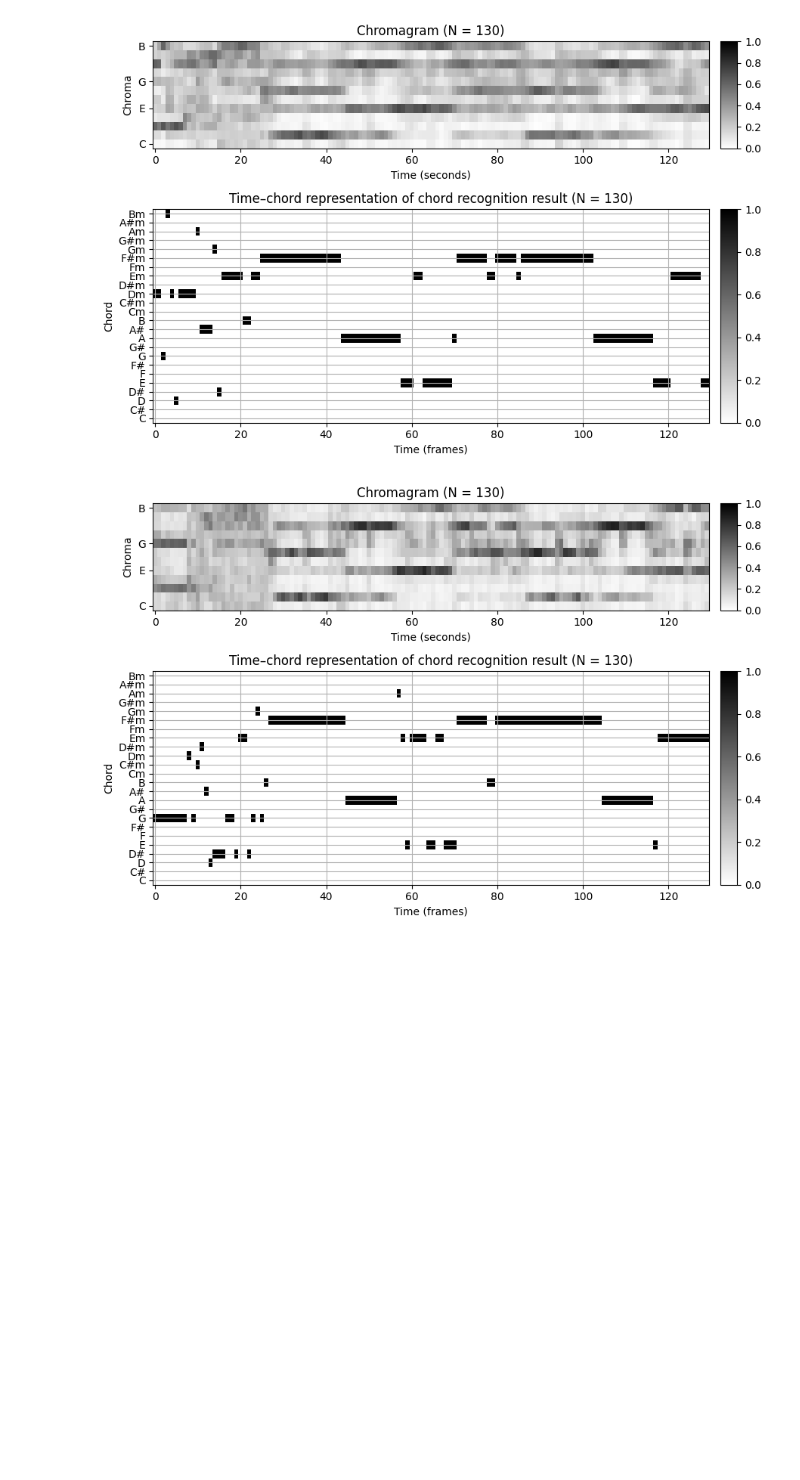
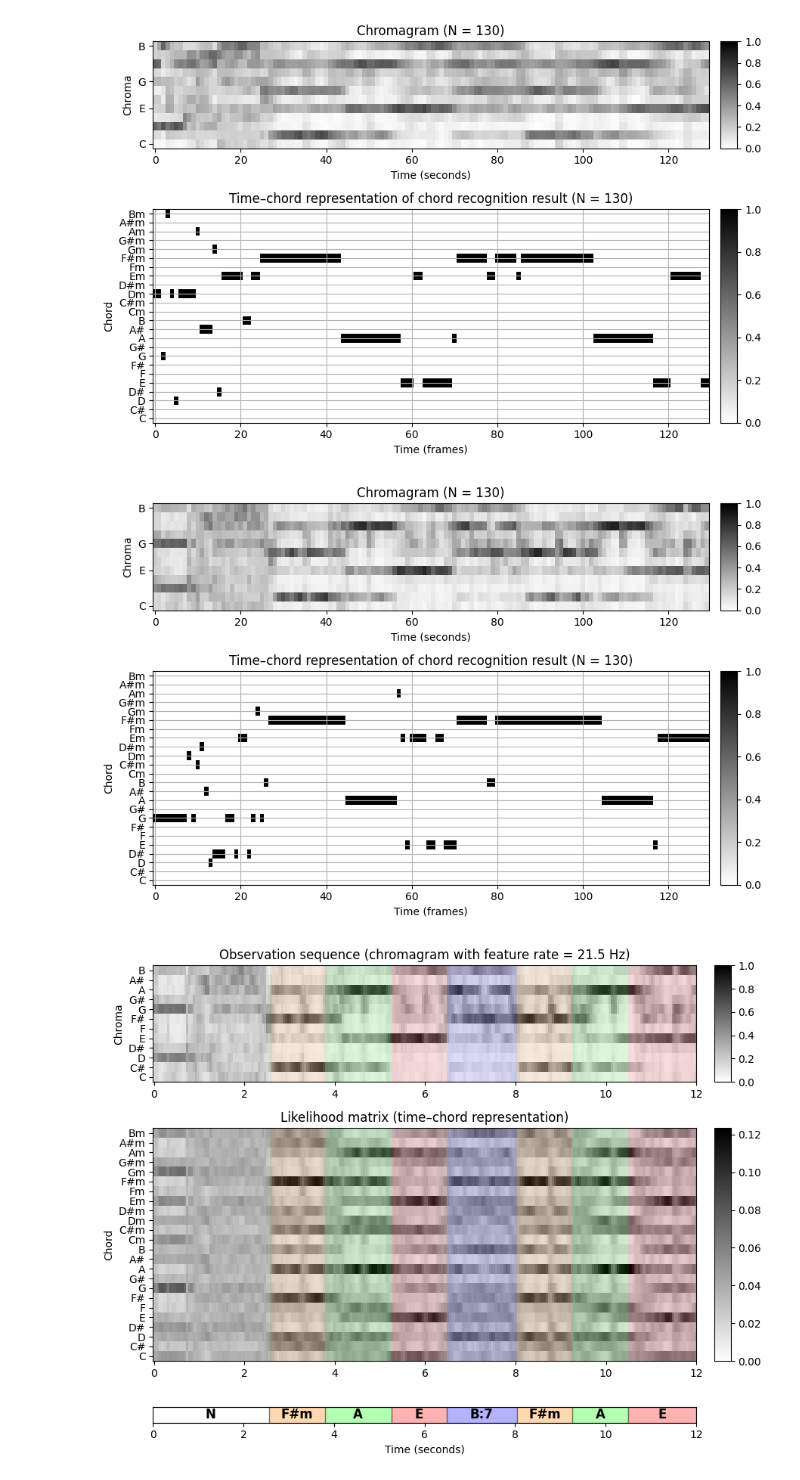
Before and after one commit to RodrigoPita/TCC, a Jupyter notebook: Initial Tests/batch_1.ipynb, the cells around one changed output. Drawn from its saved outputs; the diff is of its cells as text; code cells hidden in the pictures; blank space fills up the shorter version.

```diff
--- a/initial_tests.ipynb
+++ b/Initial Tests/batch_1.ipynb
@@ -208,3 +211,51 @@ ax[1, 0].grid()
 plt.tight_layout()
 # %% [output]
 [figure]
+# %%
+#fn_wav = os.path.join('..', 'data', 'C5', 'FMP_C5_F20_Bach_BWV846-mm1-4_Fischer.wav')
+#fn_ann = os.path.join('..', 'data', 'C5', 'FMP_C5_F20_Bach_BWV846-mm1-4_Fischer_ChordAnnotations.csv')
+fn_wav = '../Data/Oasis - Wonderwall.wav'
+fn_ann = '../Data/wonderwal_labels.csv'
+color_ann = {'N': [1, 1, 1, 1], 'F#m': [1, 0.5, 0, 1], 'A': [0, 1, 0, 1],
+             'E': [1, 0, 0, 1], 'B:7': [0, 0, 1, 1]}
+
+N = 4096
+H = 1024
+X, Fs_X, x, Fs, x_dur = \
+    libfmp.c5.compute_chromagram_from_filename(fn_wav, N=N, H=H, gamma=0.1, version='CQT')
+N_X = X.shape[1]
+
+# Chord recogntion
+chord_sim, chord_max = libfmp.c5.chord_recognition_template(X, norm_sim='1')
+chord_labels = libfmp.c5.get_chord_labels(nonchord=False)
+
+# Annotations
+chord_labels = libfmp.c5.get_chord_labels(ext_minor='m', nonchord=False)
+ann_matrix, ann_frame, ann_seg_frame, ann_seg_ind, ann_seg_sec = \
+    libfmp.c5.convert_chord_ann_matrix(fn_ann, chord_labels, Fs=Fs_X, N=N_X, last=True)
+#P, R, F, TP, FP, FN = libfmp.c5.compute_eval_measures(ann_matrix, chord_max)
+
+# Plot
+cmap = libfmp.b.compressed_gray_cmap(alpha=1, reverse=False)
+fig, ax = plt.subplots(3, 2, gridspec_kw={'width_ratios': [1, 0.03],
+                                          'height_ratios': [1.5, 3, 0.2]}, figsize=(9, 7))
+
+libfmp.b.plot_chromagram(X, ax=[ax[0, 0], ax[0, 1]], Fs=Fs_X, clim=[0, 1], xlabel='',
+                         title='Observation sequence (chromagram with feature rate = %0.1f Hz)' % (Fs_X))
+libfmp.b.plot_segments_overlay(ann_seg_sec, ax=ax[0, 0], time_max=x_dur,
+                               print_labels=False, colors=color_ann, alpha=0.1)
+
+libfmp.b.plot_matrix(chord_sim, ax=[ax[1, 0], ax[1, 1]], Fs=Fs_X, clim=[0, np.max(chord_sim)],
+                     title='Likelihood matrix (time–chord representation)',
+                     ylabel='Chord', xlabel='')
+ax[1, 0].set_yticks(np.arange(len(chord_labels)))
+ax[1, 0].set_yticklabels(chord_labels)
+libfmp.b.plot_segments_overlay(ann_seg_sec, ax=ax[1, 0], time_max=x_dur,
+                               print_labels=False, colors=color_ann, alpha=0.1)
+
+libfmp.b.plot_segments(ann_seg_sec, ax=ax[2, 0], time_max=x_dur, time_label='Time (seconds)',
+                       colors=color_ann,  alpha=0.3)
+ax[2,1].axis('off')
+plt.tight_layout()
+# %% [output]
+[figure, added]
```
Also changed, not shown: parts of 7 cells of this notebook, 3 other files.
